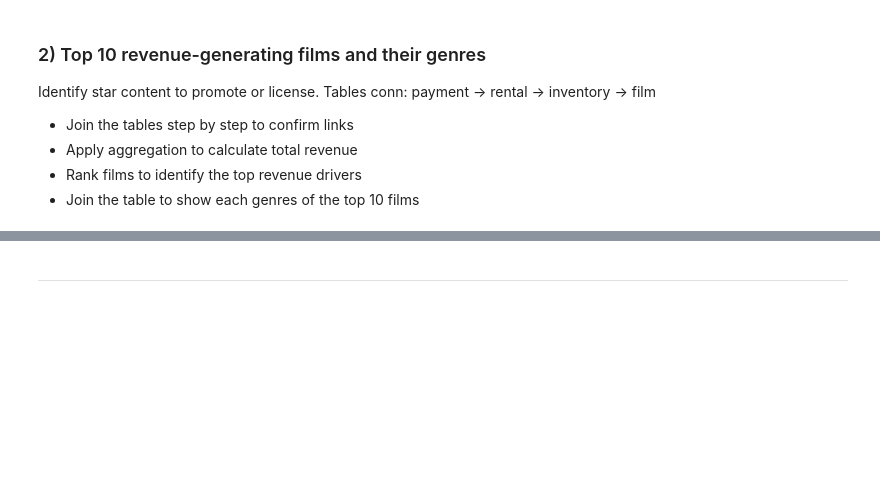
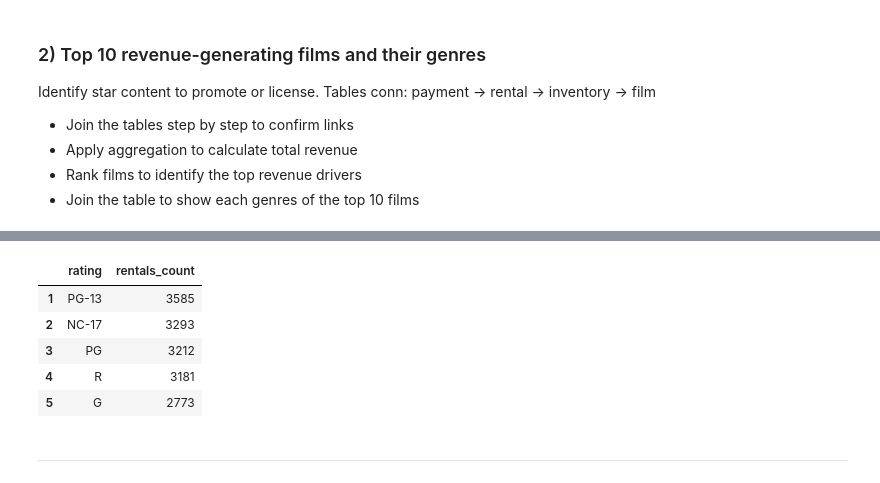
Before and after one commit to Akina-Aoki/sql_lab1_aira_franco, a Jupyter notebook: duckdb_pandas.ipynb, the cells around one changed output, grey strips where cells are left out. Cells and saved outputs as stored; diff of their text form; code cells hidden in the pictures; blank space fills up the shorter version.

```diff
--- a/duckdb_pandas.ipynb
+++ b/duckdb_pandas.ipynb
@@ -773,3 +836,24 @@ top_10_revenue_with_genre
+# %%
+rating_rentals = duckdb.sql("""--sql
+SELECT
+    f.rating,
+    COUNT(r.rental_id) AS rentals_count
+FROM film f
+LEFT JOIN inventory i ON f.film_id = i.film_id
+LEFT JOIN rental r ON i.inventory_id = r.inventory_id
+GROUP BY f.rating
+ORDER BY rentals_count DESC;
+""").df()
+
+rating_rentals.index = range(1, len(rating_rentals) + 1)
+rating_rentals
+# %% [output]
+|  | rating | rentals_count |
+| 1 | PG-13 | 3585 |
+| 2 | NC-17 | 3293 |
+| 3 | PG | 3212 |
+| 4 | R | 3181 |
+| 5 | G | 2773 |
 # %% [markdown]
 ----------------------------------------------------------------------------------------------------------------------------------------------
 # %% [markdown]
```
Also changed, not shown: parts of 16 cells of this notebook, 1 other file.
